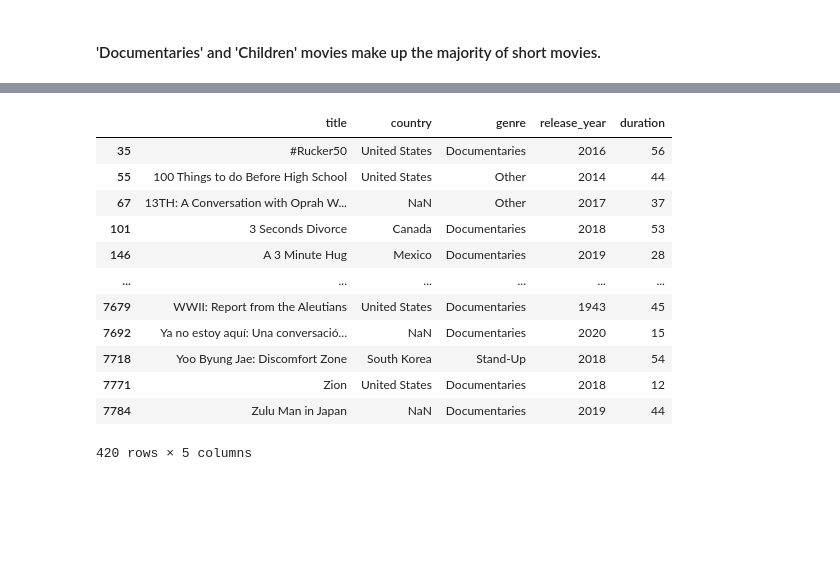
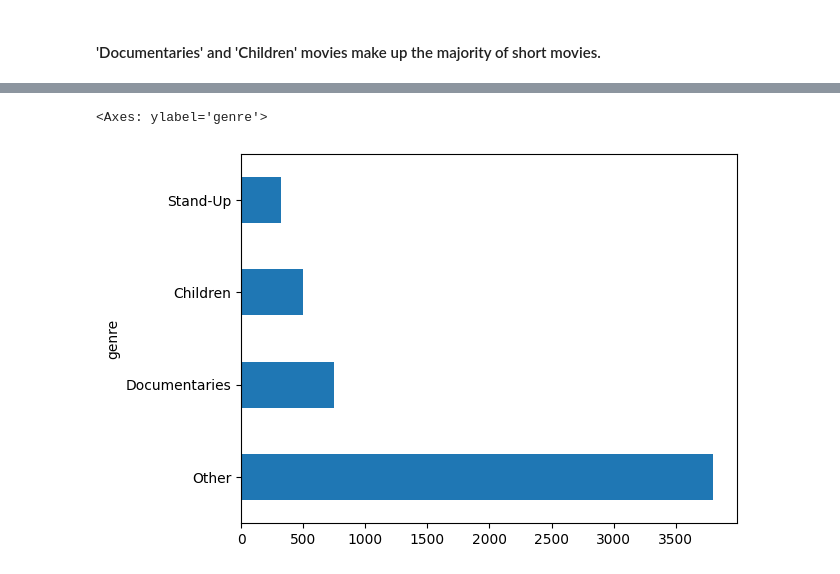
Before and after one commit to kingkingori/dataCamp-Investigating-Neflix-Movies, a Jupyter notebook: netflix_data.ipynb, the cells around one changed output, grey strips where cells are left out. Cells and saved outputs as stored; diff of their text form; code cells hidden in the pictures; blank space fills up the shorter version.

```diff
--- a/netflix_data.ipynb
+++ b/netflix_data.ipynb
@@ -83,17 +83,11 @@ short_movies.groupby('genre')['genre'].value_counts().sort_values(ascending=Fals
-# %%
-short_movies.loc[~short_movies['genre'].isin(['Documentaries', 'Children', 'Stand-Up']), 'genre'] = 'Other'
-short_movies
-# %% [output]
-|  | title | country | genre | release_year | duration |
-| 35 | #Rucker50 | United States | Documentaries | 2016 | 56 |
-| 55 | 100 Things to do Before High School | United States | Other | 2014 | 44 |
-| 67 | 13TH: A Conversation with Oprah W... | NaN | Other | 2017 | 37 |
-| 101 | 3 Seconds Divorce | Canada | Documentaries | 2018 | 53 |
-| 146 | A 3 Minute Hug | Mexico | Documentaries | 2019 | 28 |
-| ... | ... | ... | ... | ... | ... |
-| 7679 | WWII: Report from the Aleutians | United States | Documentaries | 1943 | 45 |
-| 7692 | Ya no estoy aquí: Una conversació... | NaN | Documentaries | 2020 | 15 |
-| 7718 | Yoo Byung Jae: Discomfort Zone | South Korea | Stand-Up | 2018 | 54 |
-| 7771 | Zion | United States | Documentaries | 2018 | 12 |
-| 7784 | Zulu Man in Japan | NaN | Documentaries | 2019 | 44 |
-420 rows × 5 columns
+# %%
+# df["C"][df["C"]=="foo3"] = "foo33"
+# above causes 'SettingWithCopyWarning'
+# df.loc[df["C"]=="foo3", "C"] = "foo333"
+
+netflix_movies.loc[~netflix_movies['genre'].isin(["Children", "Documentaries", "Stand-Up"]), 'genre'] = "Other"
+# %%
+netflix_movies.groupby('genre')['genre'].value_counts().sort_values(ascending=False).plot(kind='barh')
+# %% [output]
+<Axes: ylabel='genre'>
+[figure, added]
```
Also changed, not shown: parts of 5 cells of this notebook.
